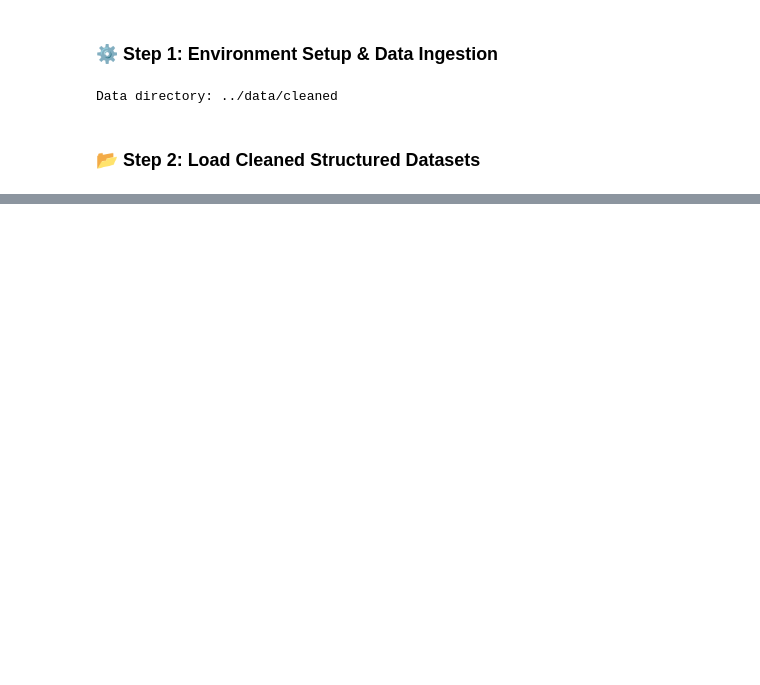
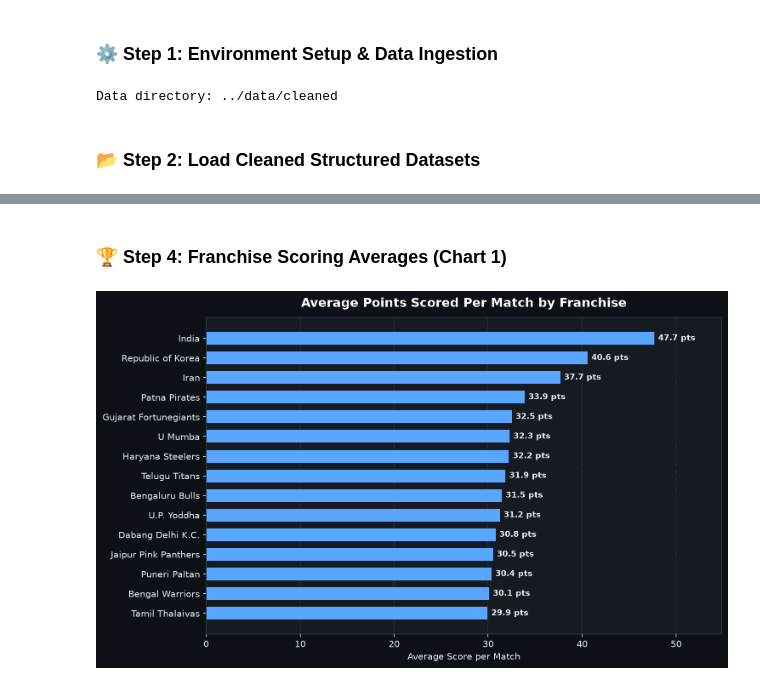
Before and after one commit to adarshgaurav1951/Kabaddi-Matches-EDA, a Jupyter notebook: notebooks/01_cleaning.ipynb, the cells around one changed output, grey strips where cells are left out. Drawn from its saved outputs; the diff is of its cells as text; code cells hidden in the pictures; blank space fills up the shorter version.

Commit message:
Embed 7 pre-rendered matplotlib charts directly into 01_cleaning notebook

```diff
--- a/notebooks/01_cleaning.ipynb
+++ b/notebooks/01_cleaning.ipynb
@@ -295,0 +46,10 @@ To enable interactive Power BI drag-and-drop in Colab, run:
+# %%
+df_matches = pd.read_csv(f"{DATA_DIR}/cleaned_matches.csv")
+df_teams = pd.read_csv(f"{DATA_DIR}/cleaned_teams.csv")
+df_players = pd.read_csv(f"{DATA_DIR}/cleaned_players.csv")
+
+df_matches['date'] = pd.to_datetime(df_matches['date'], errors='coerce')
+
+print(f"Matches: {df_matches.shape[0]:,} games | {df_matches.shape[1]} columns")
+print(f"Teams:   {df_teams.shape[0]:,} team records | {df_teams.shape[1]} columns")
+print(f"Players: {df_players.shape[0]:,} player records | {df_players.shape[1]} columns")
@@ -295,0 +93,31 @@ To enable interactive Power BI drag-and-drop in Colab, run:
+# %% [markdown]
+### 🏆 Step 4: Franchise Scoring Averages (Chart 1)
+# %%
+team_perf = df_teams.groupby('team_name').agg({
+    'score': 'mean',
+    'raid_points_total': 'mean',
+    'tackle_points_total': 'mean',
+    'all_outs_inflicted': 'sum',
+    'match_id': 'count'
+}).reset_index().rename(columns={'match_id': 'matches_played'})
+
+team_perf = team_perf[team_perf['matches_played'] >= 10].sort_values(by='score', ascending=True)
+
+fig, ax = plt.subplots(figsize=(10, 6), facecolor=DARK_BG)
+ax.set_facecolor(CARD_BG)
+
+bars = ax.barh(team_perf['team_name'], team_perf['score'], color=ACCENT_BLUE, height=0.65, zorder=2)
+for bar in bars:
+    w = bar.get_width()
+    ax.text(w + 0.4, bar.get_y() + bar.get_height()/2, f"{w:.1f} pts",
+            va='center', color=TEXT_COLOR, fontsize=9, fontweight='bold')
+
+ax.set_xlim(0, team_perf['score'].max() * 1.15)
+ax.set_title("Average Points Scored Per Match by Franchise", fontsize=14, fontweight='bold', color='#ffffff', pad=12)
+ax.set_xlabel("Average Score per Match", fontsize=10, color=TEXT_COLOR)
+ax.tick_params(colors=TEXT_COLOR)
+ax.grid(True, axis='x', linestyle=':', alpha=0.2)
+plt.tight_layout()
+plt.show()
+# %% [output]
+[figure, added]
```
Also changed, not shown: parts of 38 cells of this notebook.
